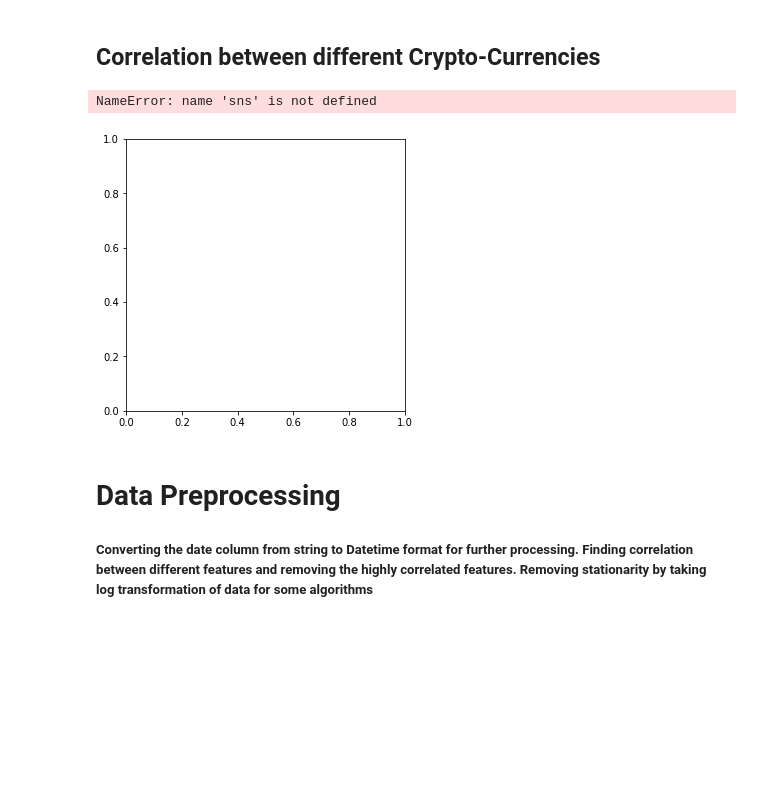
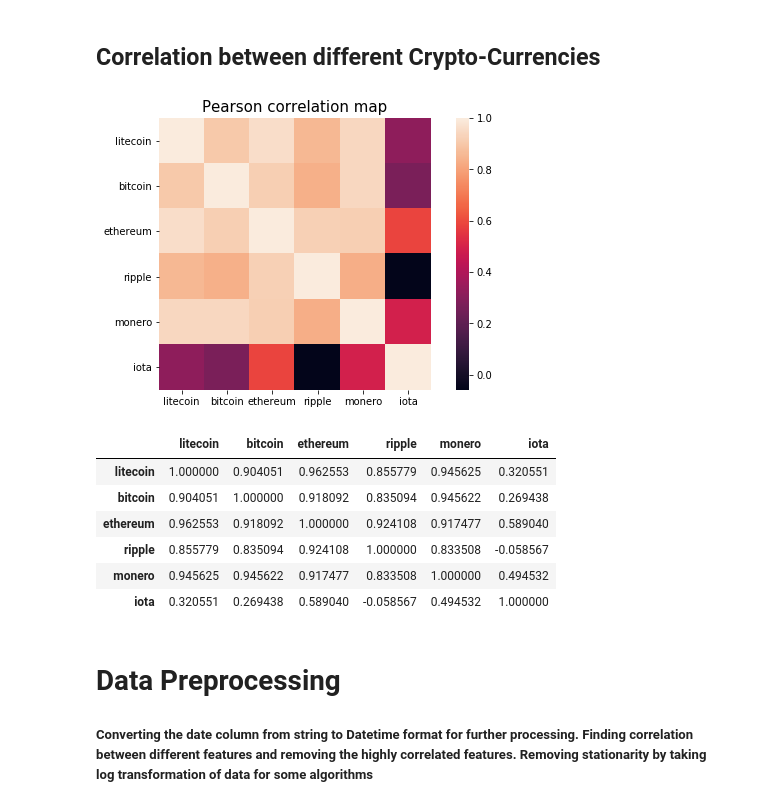
Before and after one commit to masinazarian/cryptocurrency-price-prediction, a Jupyter notebook: main.ipynb, the cells around one changed output. Drawn from its saved outputs; the diff is of its cells as text; code cells hidden in the pictures; blank space fills up the shorter version.

```diff
--- a/main.ipynb
+++ b/main.ipynb
@@ -165,23 +171,29 @@ plt.show()
 # %%
 df = pd.DataFrame()
 currency_name = []
 df['Date'] = currency_dict['bitcoin'].Date
 df = df[df['Date']>'2017-05-01']
 for currency in currency_dict:
     currency_name.append(currency)
     temp_df = currency_dict[currency]
     df[currency] = temp_df[temp_df['Date']>'2017-05-01'].Close
 
 temp_df = df[currency_name]
-corrmat = temp_df.corr(method='spearman')
-fig, ax = plt.subplots(figsize=(5, 5))
+corrmat = temp_df.corr(method='pearson')
+fig, ax = plt.subplots(figsize=(9, 5))
 sns.heatmap(corrmat, vmax=1., square=True)
-plt.title("Spearman correlation map", fontsize=15)
+plt.title("Pearson correlation map", fontsize=15)
 plt.show()
-temp_df.corr(method='spearman')
+temp_df.corr(method='pearson')
 # %% [output]
-NameError: name 'sns' is not defined
-[figure, old version]
+[figure, new version]
+|  | litecoin | bitcoin | ethereum | ripple | monero | iota |
+| litecoin | 1.000000 | 0.904051 | 0.962553 | 0.855779 | 0.945625 | 0.320551 |
+| bitcoin | 0.904051 | 1.000000 | 0.918092 | 0.835094 | 0.945622 | 0.269438 |
+| ethereum | 0.962553 | 0.918092 | 1.000000 | 0.924108 | 0.917477 | 0.589040 |
+| ripple | 0.855779 | 0.835094 | 0.924108 | 1.000000 | 0.833508 | -0.058567 |
+| monero | 0.945625 | 0.945622 | 0.917477 | 0.833508 | 1.000000 | 0.494532 |
+| iota | 0.320551 | 0.269438 | 0.589040 | -0.058567 | 0.494532 | 1.000000 |
 # %% [markdown]
 # Data Preprocessing
 
```
Also changed, not shown: parts of 8 cells of this notebook.
